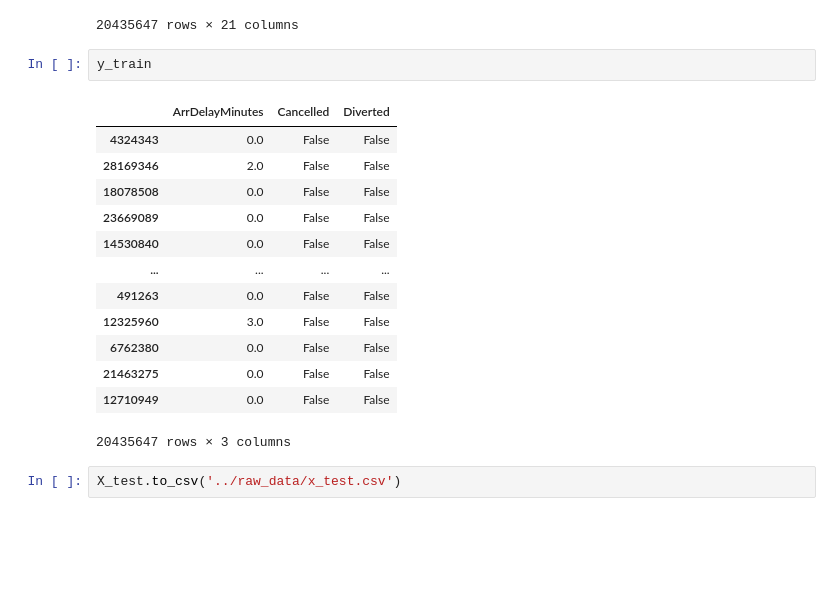
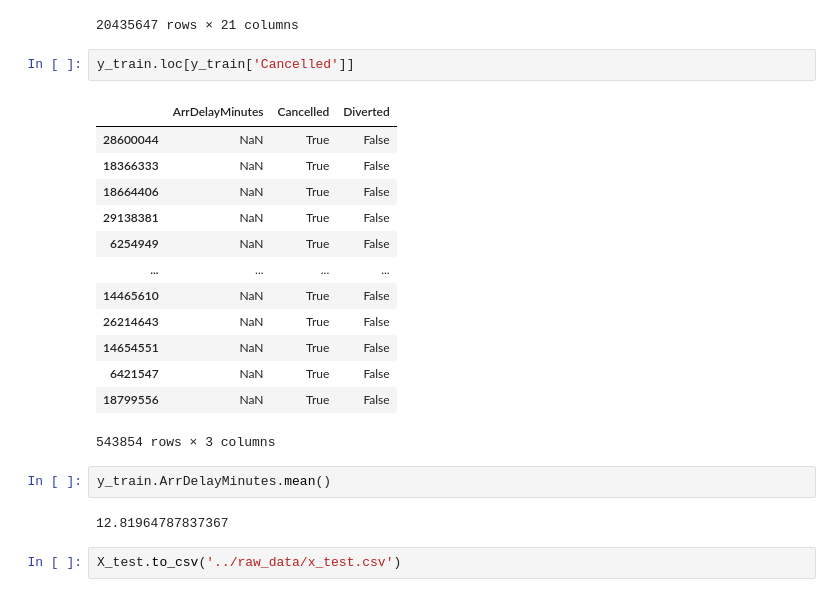
Before and after one commit to sameriliya/delai, a Jupyter notebook: notebooks/sam_feature_selection.ipynb, the cells around one changed output. Drawn from its saved outputs; the diff is of its cells as text; blank space fills up the shorter version.

```diff
--- a/notebooks/sam_feature_selection.ipynb
+++ b/notebooks/sam_feature_selection.ipynb
@@ -212,22 +212,26 @@ X_train
 | 21463275 | 2021-09-08 | 2021 | 3 | 9 | 8 | 3 | Republic Airlines | YX | ... |
 | 12710949 | 2019-11-10 | 2019 | 4 | 11 | 10 | 7 | SkyWest Airlines Inc. | OO | ... |
 20435647 rows × 21 columns
+# %%
+y_train.loc[y_train['Cancelled']]
+# %% [output]
+|  | ArrDelayMinutes | Cancelled | Diverted |
+| 28600044 | NaN | True | False |
+| 18366333 | NaN | True | False |
+| 18664406 | NaN | True | False |
+| 29138381 | NaN | True | False |
+| 6254949 | NaN | True | False |
+| ... | ... | ... | ... |
+| 14465610 | NaN | True | False |
+| 26214643 | NaN | True | False |
+| 14654551 | NaN | True | False |
+| 6421547 | NaN | True | False |
+| 18799556 | NaN | True | False |
+543854 rows × 3 columns
 # %%
-y_train
+y_train.ArrDelayMinutes.mean()
 # %% [output]
-|  | ArrDelayMinutes | Cancelled | Diverted |
-| 4324343 | 0.0 | False | False |
-| 28169346 | 2.0 | False | False |
-| 18078508 | 0.0 | False | False |
-| 23669089 | 0.0 | False | False |
-| 14530840 | 0.0 | False | False |
-| ... | ... | ... | ... |
-| 491263 | 0.0 | False | False |
-| 12325960 | 3.0 | False | False |
-| 6762380 | 0.0 | False | False |
-| 21463275 | 0.0 | False | False |
-| 12710949 | 0.0 | False | False |
-20435647 rows × 3 columns
+12.81964787837367
 # %%
 X_test.to_csv('../raw_data/x_test.csv')
 # %%
```
Also changed, not shown: parts of 7 cells of this notebook.
